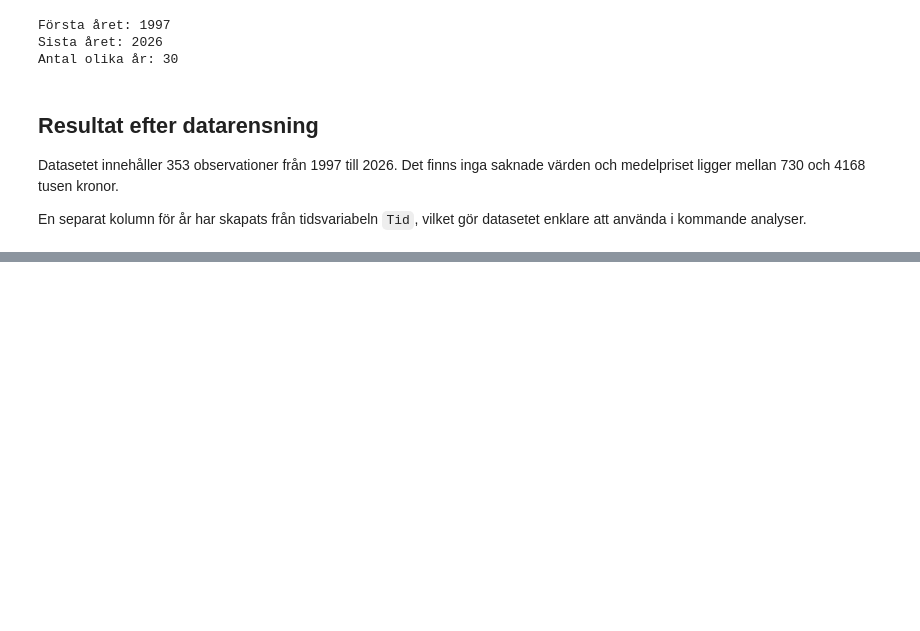
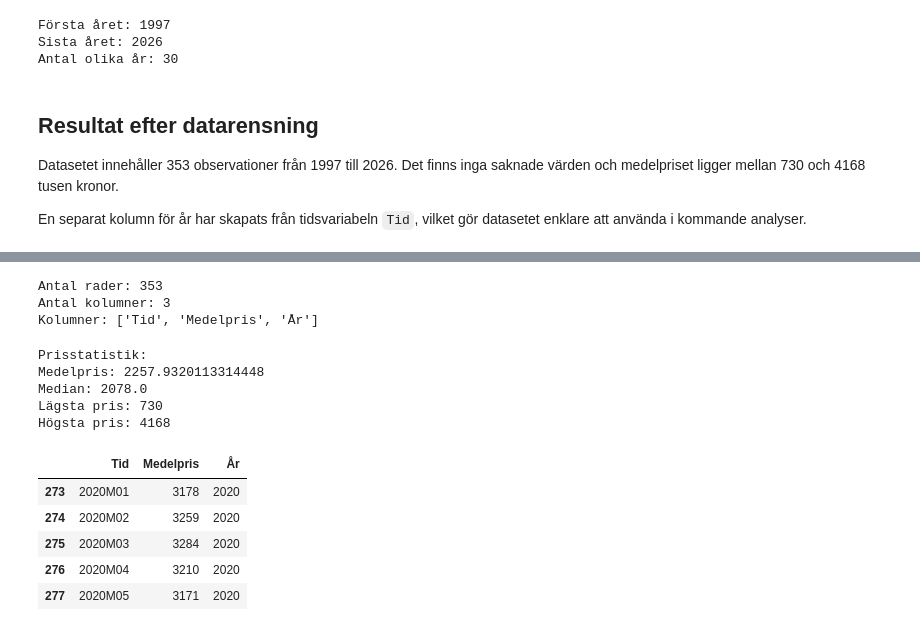
Before and after one commit to musishxo/house_price_analysis-SCB, a Jupyter notebook: House_price_analysis_SCB.ipynb, the cells around one changed output, grey strips where cells are left out. Drawn from its saved outputs; the diff is of its cells as text; code cells hidden in the pictures; blank space fills up the shorter version.

Commit message:
Lägga till funktioner

```diff
--- a/House_price_analysis_SCB.ipynb
+++ b/House_price_analysis_SCB.ipynb
@@ -325,0 +331,45 @@ En separat kolumn för år har skapats från tidsvariabeln `Tid`, vilket gör da
+# %%
+# Funktion för att visa grundläggande information om datasetet
+
+def visa_dataset_info(data):
+    print("Antal rader:", data.shape[0])
+    print("Antal kolumner:", data.shape[1])
+    print("Kolumner:", data.columns.tolist())
+visa_dataset_info(house_prices)
+# %% [output]
+Antal rader: 353
+Antal kolumner: 3
+Kolumner: ['Tid', 'Medelpris', 'År']
+# %%
+# Funktion för att visa statistik över medelpriset
+
+def visa_prisstatistik(data):
+    print("Prisstatistik:")
+    print("Medelpris:", data["Medelpris"].mean())
+    print("Median:", data["Medelpris"].median())
+    print("Lägsta pris:", data["Medelpris"].min())
+    print("Högsta pris:", data["Medelpris"].max())
+visa_prisstatistik(house_prices)
+# %% [output]
+Prisstatistik:
+Medelpris: 2257.9320113314448
+Median: 2078.0
+Lägsta pris: 730
+Högsta pris: 4168
+# %%
+# Funktion för att filtrera data efter år
+
+def visa_data_for_ar(data, ar):
+    resultat = data[data["År"] == ar]
+    return resultat
+
+data_2020 = visa_data_for_ar(house_prices, 2020)
+
+data_2020.head()
+# %% [output]
+|  | Tid | Medelpris | År |
+| 273 | 2020M01 | 3178 | 2020 |
+| 274 | 2020M02 | 3259 | 2020 |
+| 275 | 2020M03 | 3284 | 2020 |
+| 276 | 2020M04 | 3210 | 2020 |
+| 277 | 2020M05 | 3171 | 2020 |
```
Also changed, not shown: parts of 2 cells of this notebook.
